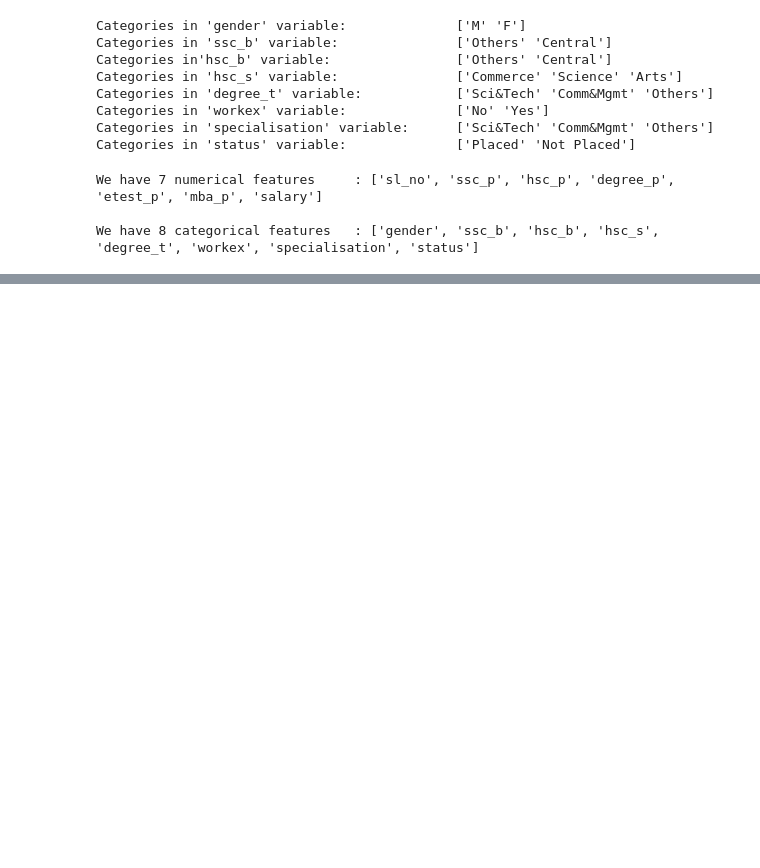
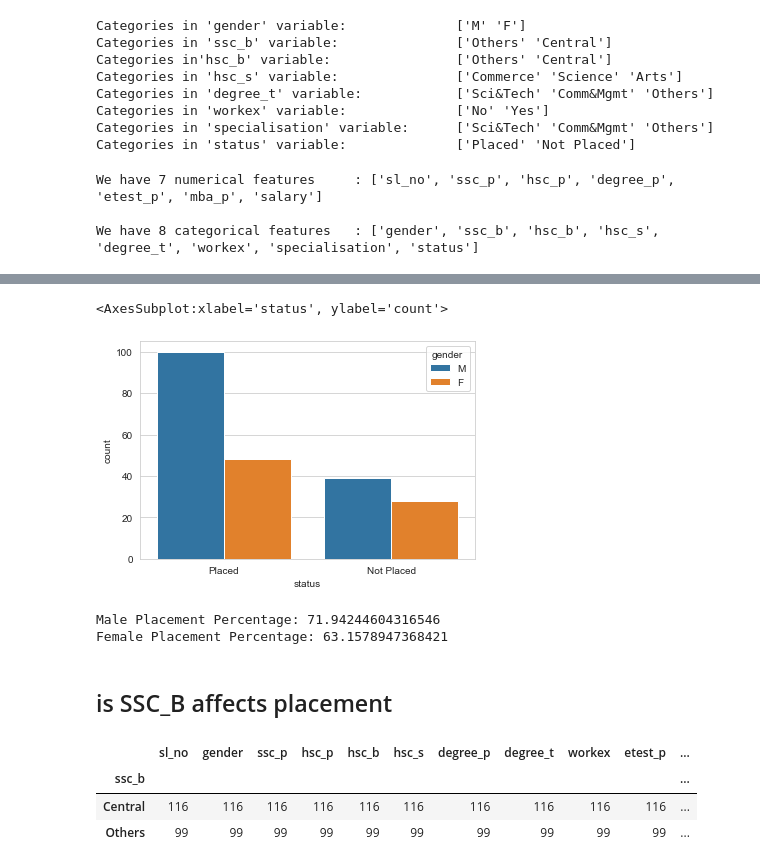
Before and after one commit to SaiSatya16/Hackathon-BrainDead-IIEST, a Jupyter notebook: Problem-1/Satya_notebook.ipynb, the cells around one changed output, grey strips where cells are left out. Cells and saved outputs as stored; diff of their text form; code cells hidden in the pictures; blank space fills up the shorter version.

```diff
--- a/Problem-1/Satya_notebook.ipynb
+++ b/Problem-1/Satya_notebook.ipynb
@@ -173,0 +211,26 @@ We have 8 categorical features   : ['gender', 'ssc_b', 'hsc_b', 'hsc_s', 'degree
+# %%
+sn.set_style('whitegrid')
+sn.countplot(x='status',hue='gender',data=df)
+# %% [output]
+<AxesSubplot:xlabel='status', ylabel='count'>
+[figure, added]
+# %%
+t = 215
+m = 139
+m_placed = 100
+print("Male Placement Percentage:",m_placed/m*100)
+f = 215-139
+f_placed = 148-100
+print("Female Placement Percentage:",f_placed/f*100)
+# %% [output]
+Male Placement Percentage: 71.94244604316546
+Female Placement Percentage: 63.1578947368421
+# %% [markdown]
+## is SSC_B affects placement
+# %%
+df.groupby('ssc_b').count()
+# %% [output]
+|  | sl_no | gender | ssc_p | hsc_p | hsc_b | hsc_s | degree_p | degree_t | workex | etest_p | ... |
+| ssc_b |  |  |  |  |  |  |  |  |  |  | ... |
+| Central | 116 | 116 | 116 | 116 | 116 | 116 | 116 | 116 | 116 | 116 | ... |
+| Others | 99 | 99 | 99 | 99 | 99 | 99 | 99 | 99 | 99 | 99 | ... |
```
Also changed, not shown: parts of 14 cells of this notebook.
